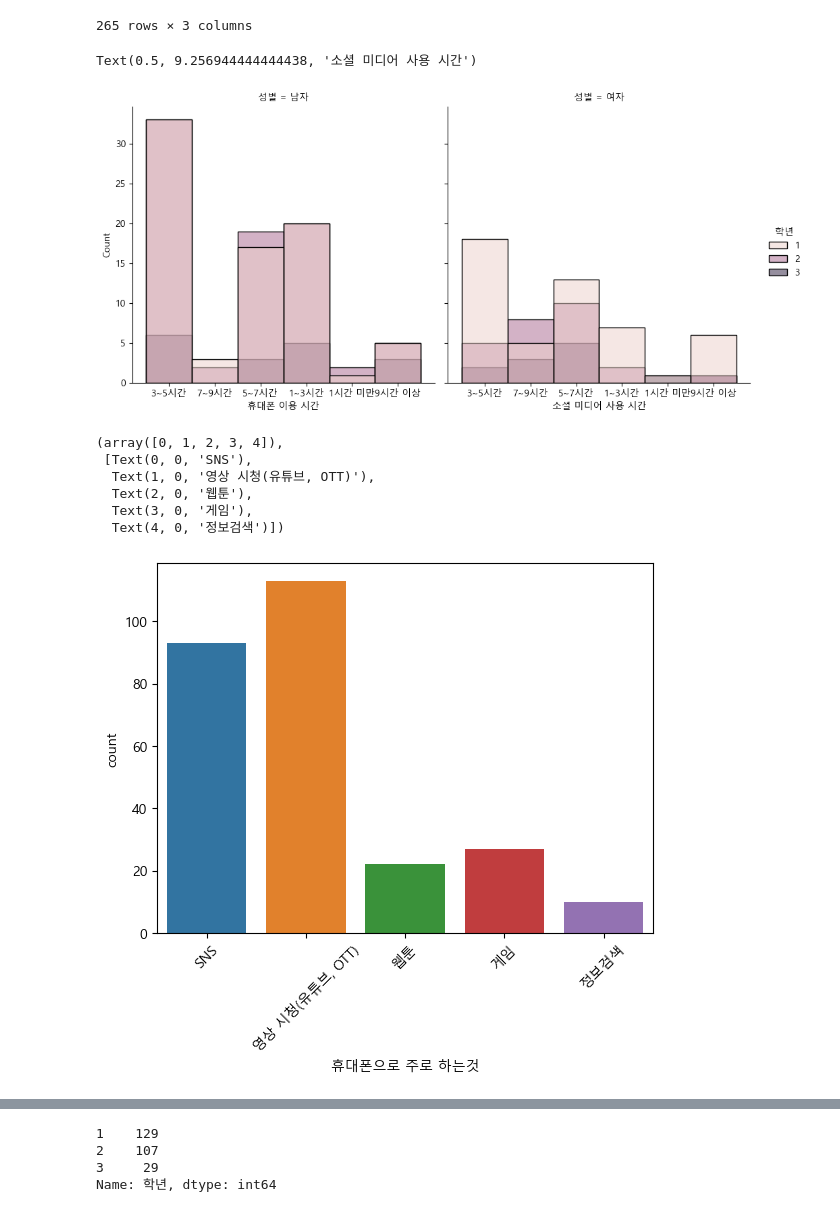
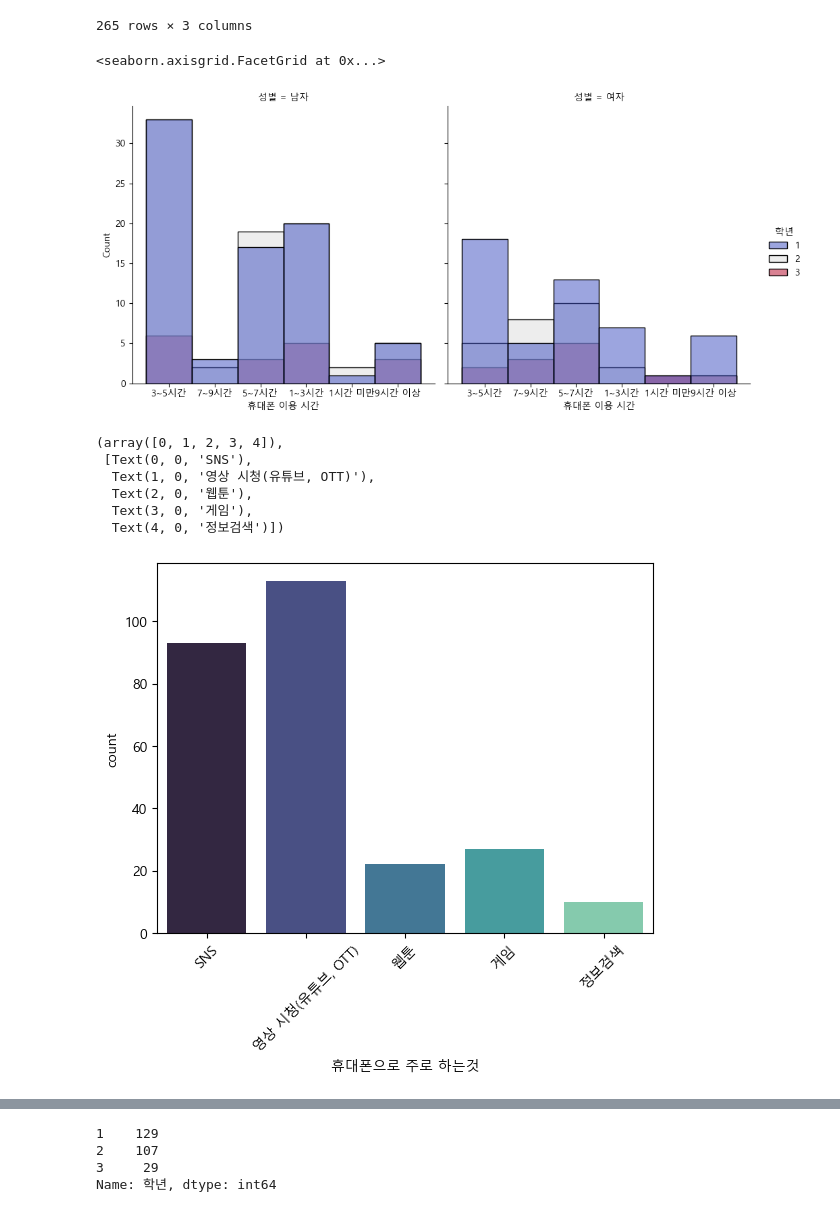
Before and after one commit to domangga/jupyter_notebook_1-99, a Jupyter notebook: 대회준비2.ipynb, the cells around one changed output, grey strips where cells are left out. Drawn from its saved outputs; the diff is of its cells as text; code cells hidden in the pictures.

```diff
--- a/대회준비2.ipynb
+++ b/대회준비2.ipynb
@@ -61,19 +52,19 @@ a
 # %%
 plt.rcParams["font.family"]="Malgun Gothic"
 plt.rcParams["axes.unicode_minus"] = False
-sns.displot(data=k,x="휴대폰 이용 시간",hue="학년",col="성별")
-plt.xlabel("소셜 미디어 사용 시간")
+sns.displot(data=k,x="휴대폰 이용 시간",hue="학년",col="성별",palette="coolwarm")
 # %% [output]
-Text(0.5, 9.256944444444438, '소셜 미디어 사용 시간')
+<seaborn.axisgrid.FacetGrid at 0x...>
-[figure, old version]
+[figure, new version]
 # %%
-sns.countplot(data=k, x="휴대폰으로 주로 하는것")
+sns.countplot(data=k, x="휴대폰으로 주로 하는것",palette="mako")
+
 plt.xticks(rotation=45, fontsize=10)
 # %% [output]
 (array([0, 1, 2, 3, 4]),
  [Text(0, 0, 'SNS'),
   Text(1, 0, '영상 시청(유튜브, OTT)'),
   Text(2, 0, '웹툰'),
   Text(3, 0, '게임'),
   Text(4, 0, '정보검색')])
-[figure, old version]
+[figure, new version]
```
Also changed, not shown: parts of 10 cells of this notebook, 2 other files.
